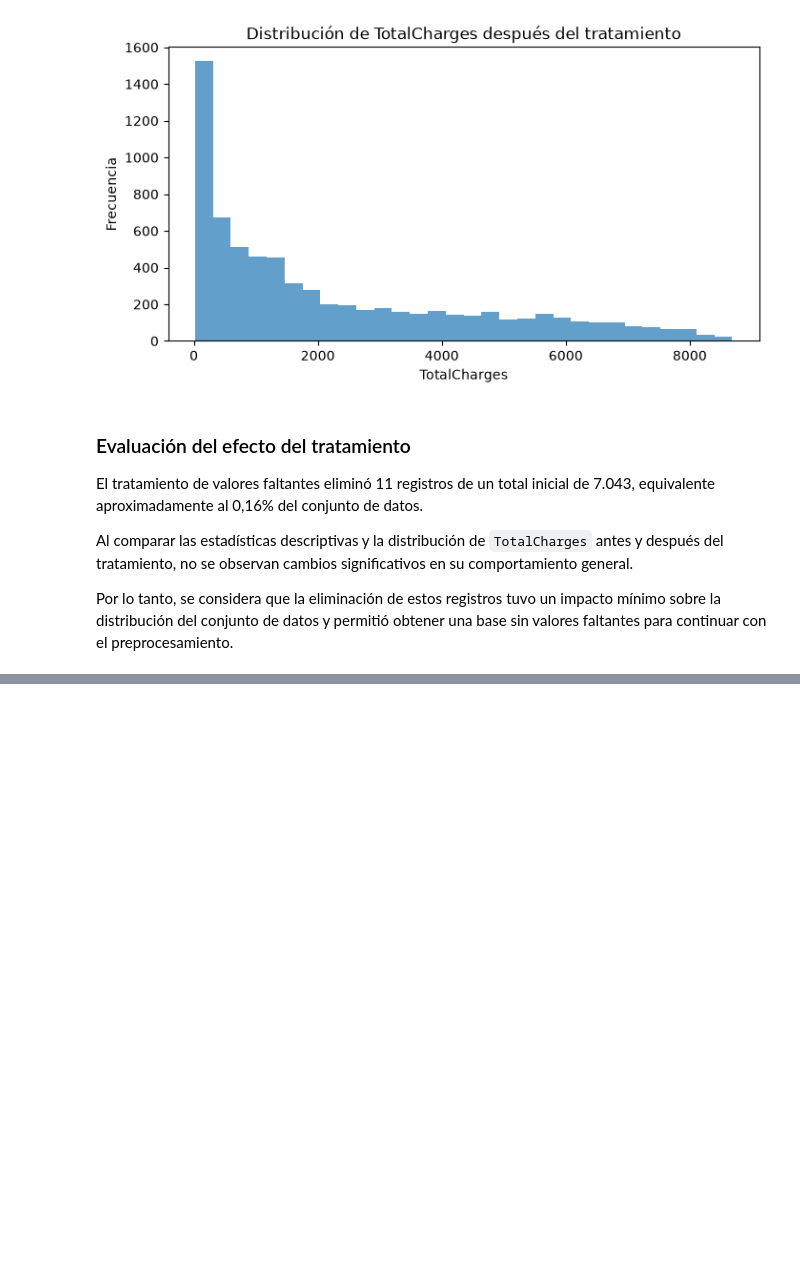
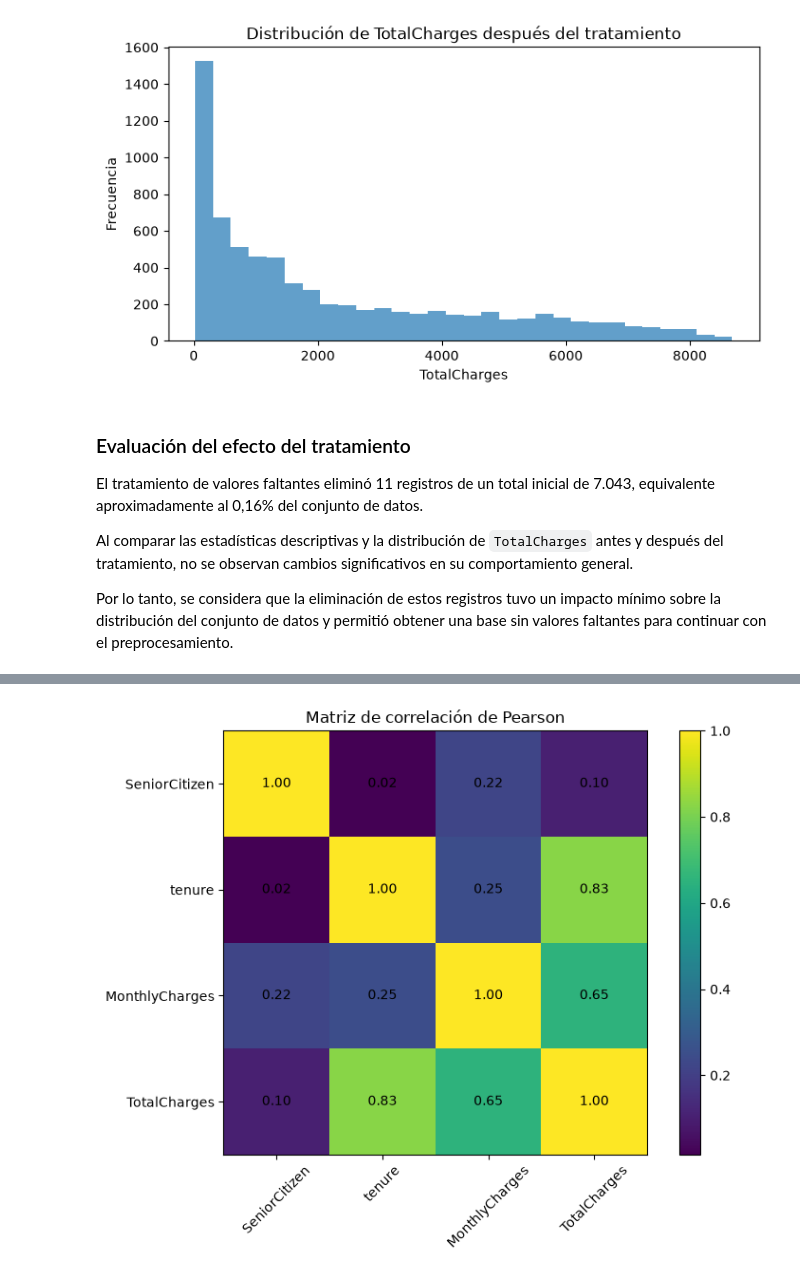
Before and after one commit to markitox777/Ev-Telco, a Jupyter notebook: modelo.ipynb, the cells around one changed output, grey strips where cells are left out. Drawn from its saved outputs; the diff is of its cells as text; code cells hidden in the pictures; blank space fills up the shorter version.

```diff
--- a/modelo.ipynb
+++ b/modelo.ipynb
@@ -303,0 +306,11 @@ el diego es weon
+# %%
+variables_correlacion = [
+    "SeniorCitizen",
+    "tenure",
+    "MonthlyCharges",
+    "TotalCharges"
+]
+
+df_numericas = df[variables_correlacion]
+
+df_numericas.head()
@@ -303,0 +324,3 @@ el diego es weon
+# %%
+correlacion_pearson = df_numericas.corr(method="pearson")
+correlacion_pearson
@@ -303,0 +342,36 @@ el diego es weon
+# %%
+plt.figure(figsize=(8, 6))
+
+plt.imshow(
+    correlacion_pearson,
+    interpolation="nearest"
+)
+
+plt.colorbar()
+
+plt.xticks(
+    range(len(correlacion_pearson.columns)),
+    correlacion_pearson.columns,
+    rotation=45
+)
+
+plt.yticks(
+    range(len(correlacion_pearson.columns)),
+    correlacion_pearson.columns
+)
+
+for i in range(len(correlacion_pearson.columns)):
+    for j in range(len(correlacion_pearson.columns)):
+        plt.text(
+            j,
+            i,
+            f"{correlacion_pearson.iloc[i, j]:.2f}",
+            ha="center",
+            va="center"
+        )
+
+plt.title("Matriz de correlación de Pearson")
+plt.tight_layout()
+plt.show()
+# %% [output]
+[figure, added]
```
Also changed, not shown: parts of 16 cells of this notebook, 1 other file.
